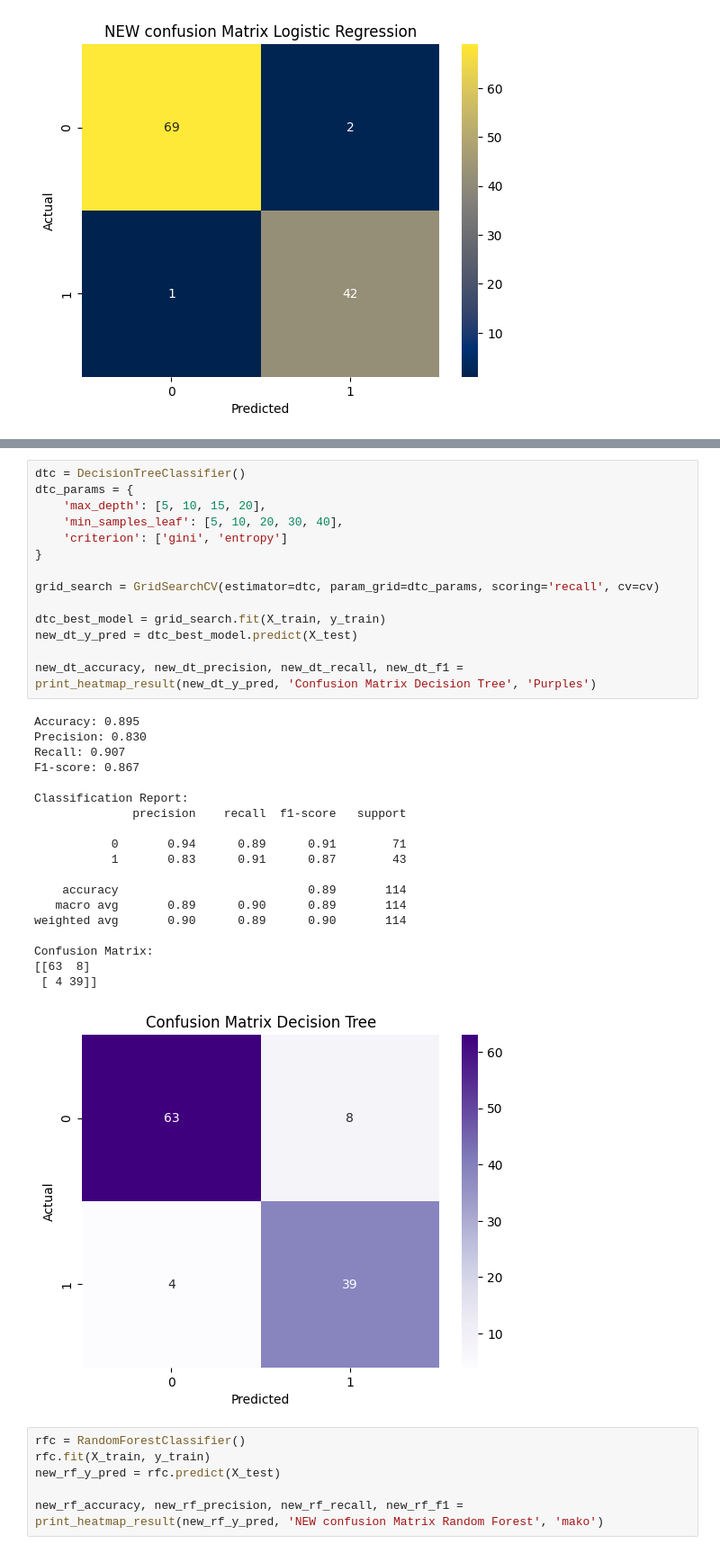
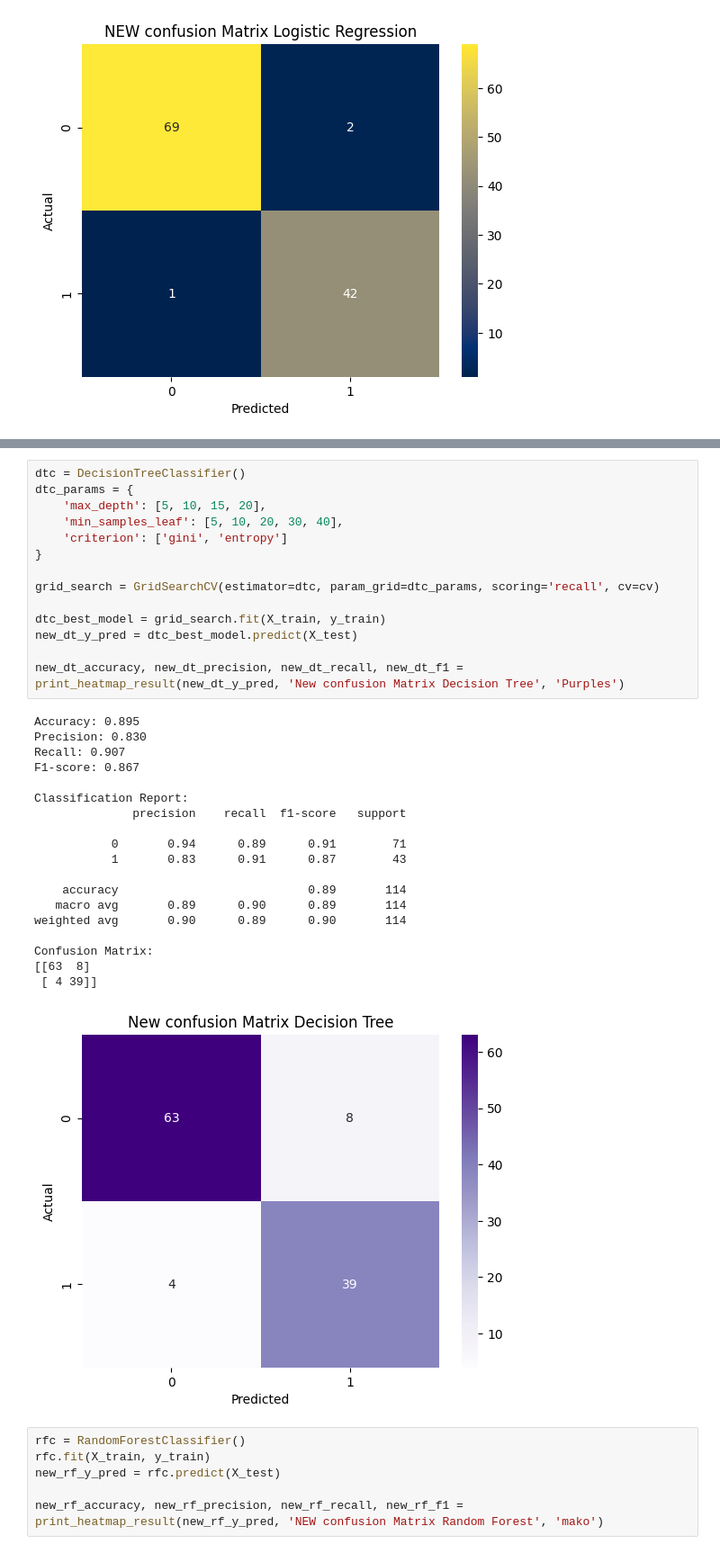
Before and after one commit to minhleathvn/01-supervised-learning, a Jupyter notebook: breast_cancer.ipynb, the cells around one changed output, grey strips where cells are left out. Shown at 90% size. Saved outputs shown, nothing was run; the diff lists cells and outputs as text.

```diff
--- a/breast_cancer.ipynb
+++ b/breast_cancer.ipynb
@@ -879,35 +879,35 @@ dtc = DecisionTreeClassifier()
 dtc_params = {
     'max_depth': [5, 10, 15, 20],
     'min_samples_leaf': [5, 10, 20, 30, 40],
     'criterion': ['gini', 'entropy']
 }
 
 grid_search = GridSearchCV(estimator=dtc, param_grid=dtc_params, scoring='recall', cv=cv)
 
 dtc_best_model = grid_search.fit(X_train, y_train)
 new_dt_y_pred = dtc_best_model.predict(X_test)
 
-new_dt_accuracy, new_dt_precision, new_dt_recall, new_dt_f1 = print_heatmap_result(new_dt_y_pred, 'Confusion Matrix Decision Tree', 'Purples')
+new_dt_accuracy, new_dt_precision, new_dt_recall, new_dt_f1 = print_heatmap_result(new_dt_y_pred, 'New confusion Matrix Decision Tree', 'Purples')
 # %% [output]
 Accuracy: 0.895
 Precision: 0.830
 Recall: 0.907
 F1-score: 0.867
 
 Classification Report:
               precision    recall  f1-score   support
 
            0       0.94      0.89      0.91        71
            1       0.83      0.91      0.87        43
 
     accuracy                           0.89       114
    macro avg       0.89      0.90      0.89       114
 weighted avg       0.90      0.89      0.90       114
 
 Confusion Matrix:
 [[63  8]
  [ 4 39]]
-[figure, old version]
+[figure, new version]
 # %%
 rfc = RandomForestClassifier()
 rfc.fit(X_train, y_train)
```
Also changed, not shown: parts of 7 cells of this notebook.
